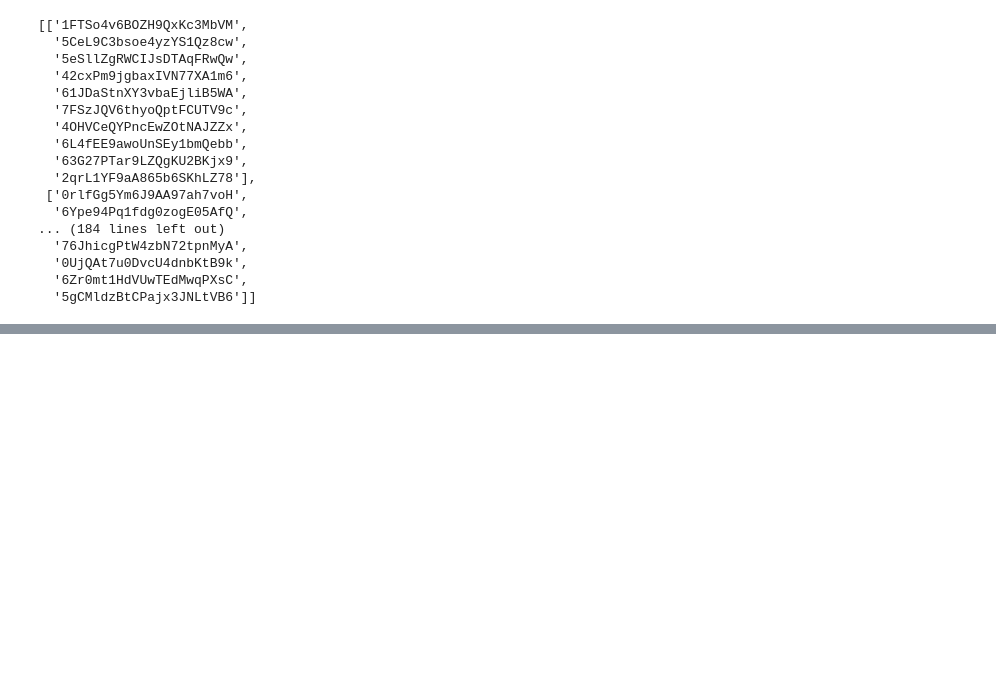
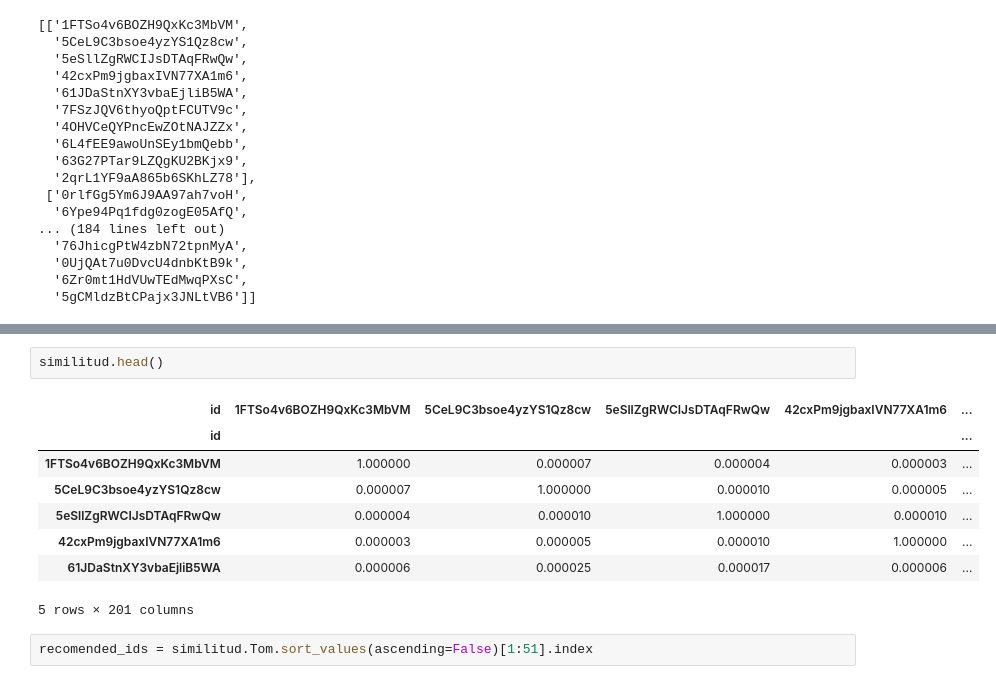
Before and after one commit to rossberto/recommended-playlist-generator, a Jupyter notebook: Untitled.ipynb, the cells around one changed output, grey strips where cells are left out. Drawn from its saved outputs; the diff is of its cells as text; blank space fills up the shorter version.

```diff
--- a/Untitled.ipynb
+++ b/Untitled.ipynb
@@ -244,0 +308,13 @@ related_tracks_ids
+# %%
+similitud.head()
+# %% [output]
+| id | 1FTSo4v6BOZH9QxKc3MbVM | 5CeL9C3bsoe4yzYS1Qz8cw | 5eSllZgRWCIJsDTAqFRwQw | 42cxPm9jgbaxIVN77XA1m6 | ... |
+| id |  |  |  |  | ... |
+| 1FTSo4v6BOZH9QxKc3MbVM | 1.000000 | 0.000007 | 0.000004 | 0.000003 | ... |
+| 5CeL9C3bsoe4yzYS1Qz8cw | 0.000007 | 1.000000 | 0.000010 | 0.000005 | ... |
+| 5eSllZgRWCIJsDTAqFRwQw | 0.000004 | 0.000010 | 1.000000 | 0.000010 | ... |
+| 42cxPm9jgbaxIVN77XA1m6 | 0.000003 | 0.000005 | 0.000010 | 1.000000 | ... |
+| 61JDaStnXY3vbaEjliB5WA | 0.000006 | 0.000025 | 0.000017 | 0.000006 | ... |
+5 rows × 201 columns
+# %%
+recomended_ids = similitud.Tom.sort_values(ascending=False)[1:51].index
```
Also changed, not shown: parts of 16 cells of this notebook, 1 other file.
